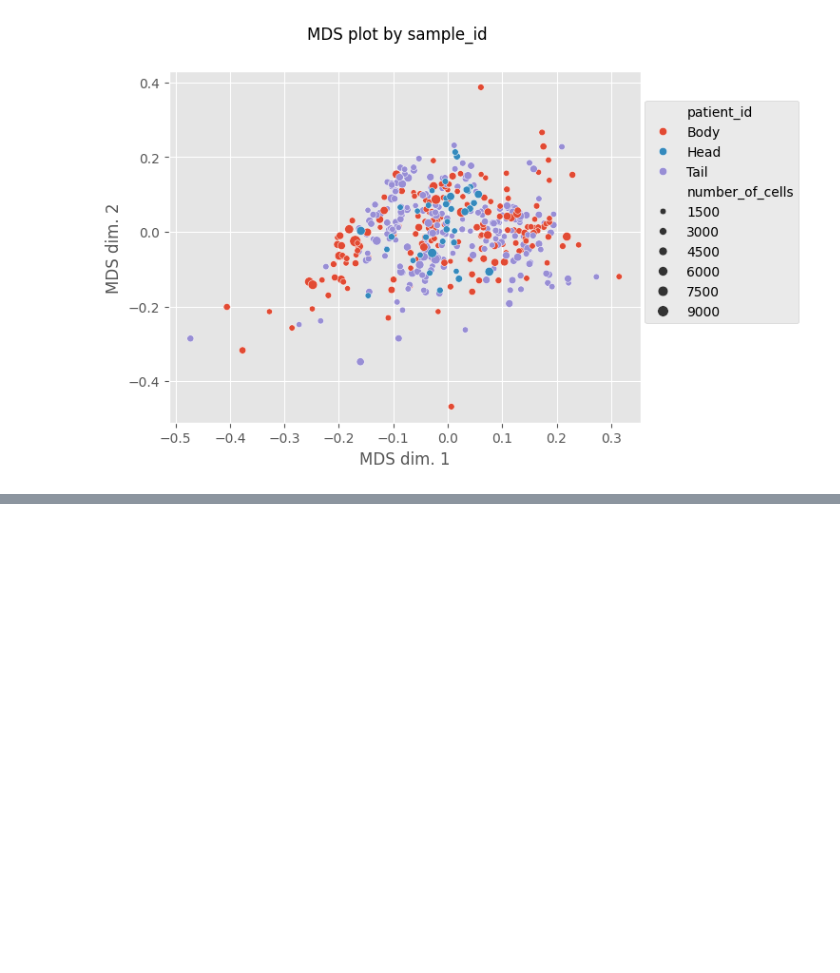
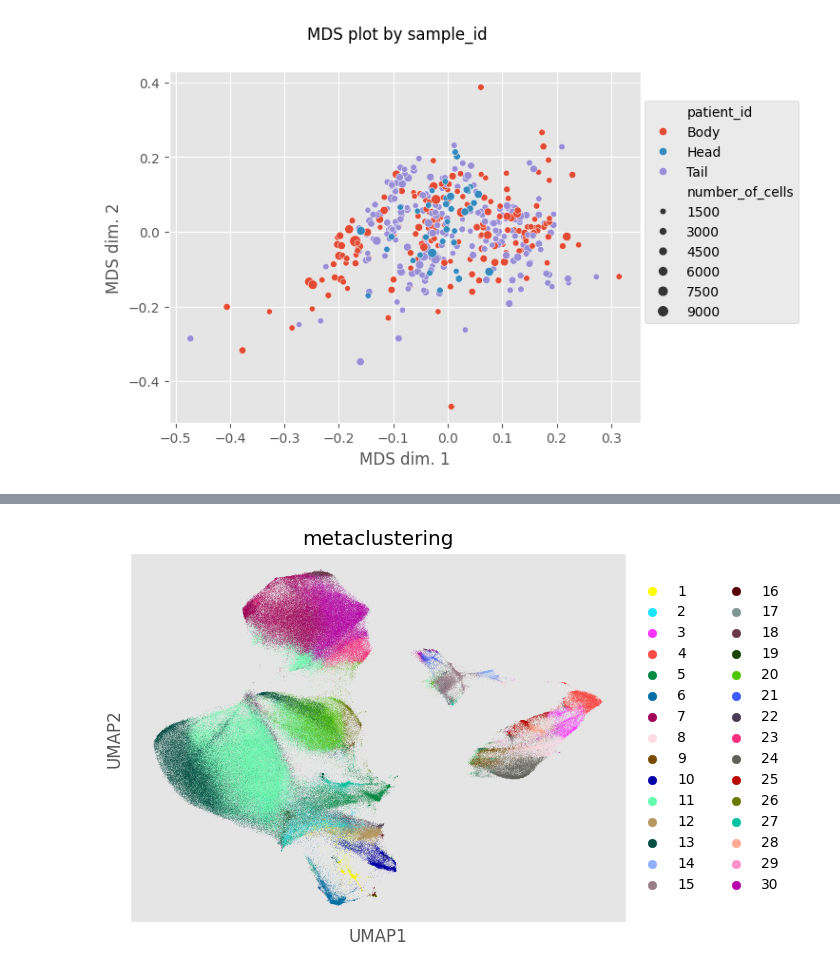
Before and after one commit to BenCaiello/PalmettoBUG, a Jupyter notebook: notebooks/TestPancreaticPaper.ipynb, the cells around one changed output, grey strips where cells are left out. Drawn from its saved outputs; the diff is of its cells as text; code cells hidden in the pictures; blank space fills up the shorter version.

```diff
--- a/notebooks/TestPancreaticPaper.ipynb
+++ b/notebooks/TestPancreaticPaper.ipynb
@@ -273,0 +287,4 @@ fig = Analysis.plot_medians_heatmap(marker_class = 'type', groupby = 'metacluste
+# %%
+Analysis.plot_UMAP(color_by = 'metaclustering')
+# %% [output]
+[figure, added]
```
Also changed, not shown: parts of 22 cells of this notebook.
